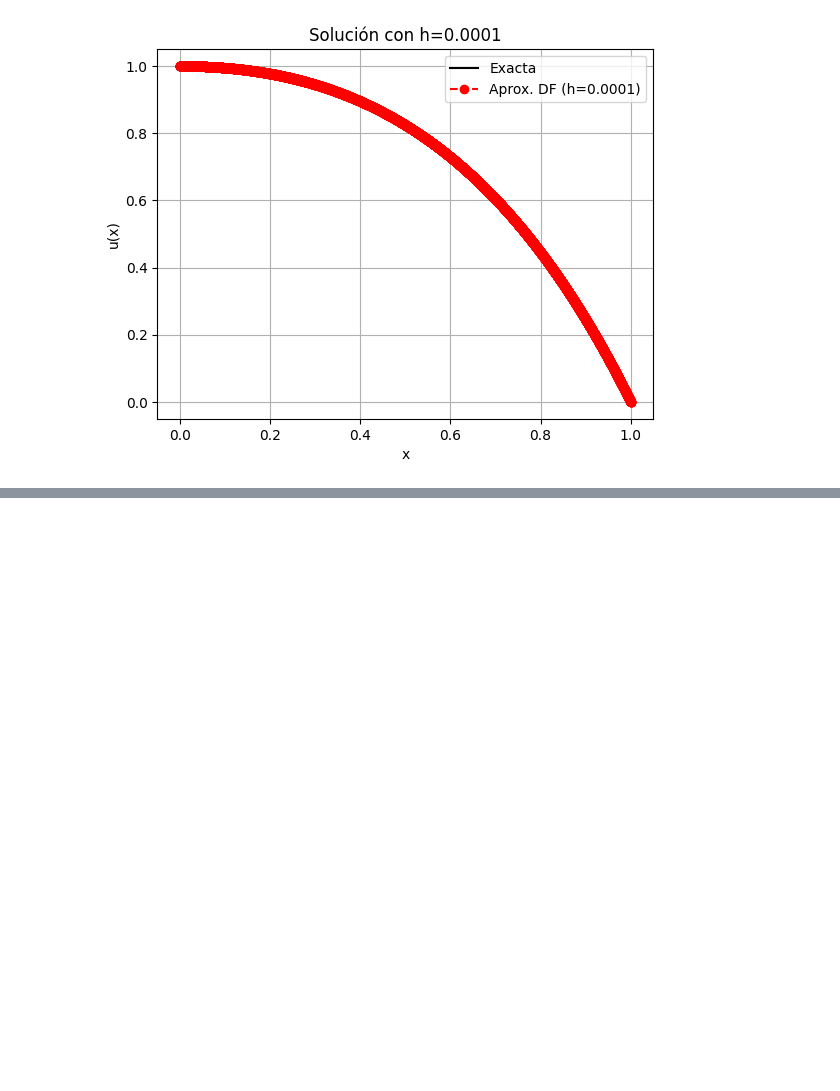
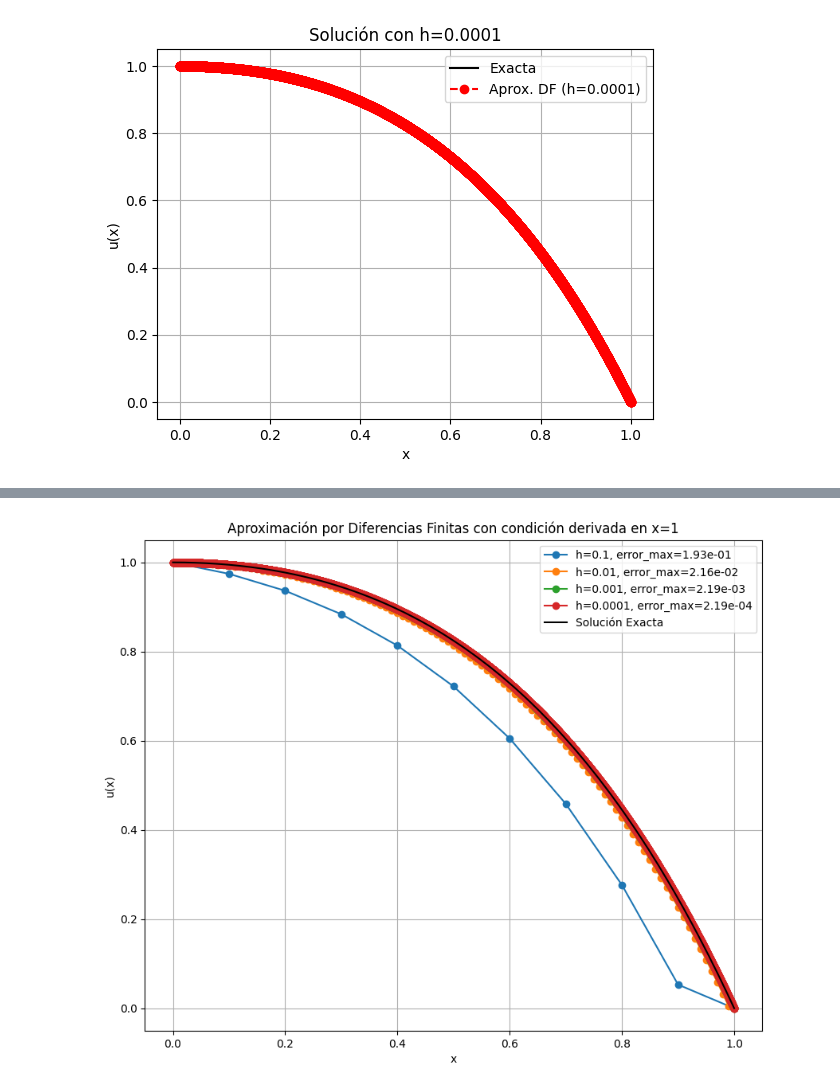
Before and after one commit to dserranog1/numerical-analysis, a Jupyter notebook: numerical_analysis/worksheet_5/exercise_7.ipynb, the cells around one changed output, grey strips where cells are left out. Cells and saved outputs as stored; diff of their text form; code cells hidden in the pictures; blank space fills up the shorter version.

```diff
--- a/numerical_analysis/worksheet_5/exercise_7.ipynb
+++ b/numerical_analysis/worksheet_5/exercise_7.ipynb
@@ -66,0 +69,84 @@ for h in h_list:
+# %%
+def finite_diff_a(h):
+    N = int(1 / h)  # Número de subintervalos en [0,1]
+    x = np.linspace(0, 1, N + 1)  # Nodos: x_0, x_1, ..., x_N
+    n_unknowns = N - 1  # Incógnitas en los nodos internos: u_1, ..., u_{N-1}
+
+    A = np.zeros((n_unknowns, n_unknowns))
+    b = np.zeros(n_unknowns)
+
+    # Para los nodos internos x_j, j=1,...,N-1, la ecuación diferencial se aproxima por:
+    #   - (u_{j-1} - 2u_j + u_{j+1})/h^2 + x_j u_j = f(x_j),
+    # con f(x) = (1+2x-x^2)e^x.
+    # Reescribiendo:
+    #   -1/h^2 * u_{j-1} + (2/h^2 + x_j) * u_j - 1/h^2 * u_{j+1} = f(x_j).
+    for i in range(n_unknowns):
+        j = i + 1  # j corresponde al nodo real: x_1, x_2, ..., x_{N-1}
+        xi = x[j]
+        # Término derecho de la ecuación en x_j:
+        b[i] = (1 + 2 * xi - xi**2) * np.exp(xi)
+        # Coeficiente central (diagonal):
+        A[i, i] = 2 / h**2 + xi
+        # Coeficiente para el nodo de la izquierda:
+        if i == 0:
+            # u(0)=1 es conocido; se traslada el término -1/h^2*u(0) al lado derecho.
+            b[i] += (1 / h**2) * 1
+        else:
+            A[i, i - 1] = -1 / h**2
+        # Coeficiente para el nodo de la derecha:
+        if i < n_unknowns - 1:
+            A[i, i + 1] = -1 / h**2
+        else:
+            # Para i == n_unknowns - 1 (último nodo interno, correspondiente a x_{N-1}=1-h)
+            # no se tiene u_N en el sistema. En lugar de imponer u(1)=0 directamente,
+            # se utiliza la aproximación backward para u'(1):
+            #   u'(1) ≈ (u(1)-u_{N-1})/h.
+            # Dado que u(1)=0, se tiene: u'(1) ≈ -u_{N-1}/h,
+            # lo que implica que el término asociado a u(1) en la ecuación se traslada
+            # al lado derecho como -u'(1)/h = -e/h, suponiendo u'(1)=e (según el enunciado).
+            # Por ello, se ajusta b[i]:
+            b[i] -= np.exp(1) / h
+
+    # Ajuste en la última ecuación (para el nodo x_{N-1}):
+    # En la ecuación original, el coeficiente central es 2/h**2 + x_{N-1}.
+    # Sin embargo, al aplicar la aproximación backward para eliminar el nodo fantasma x_N=1,
+    # la formulación de la última ecuación se modifica, quedando:
+    #   -1/h^2 * u_{N-2} + (1/h^2 + x_{N-1}) * u_{N-1} = f(x_{N-1}) - e/h.
+    # Por ello, se redefine el coeficiente de u_{N-1} (última entrada en la diagonal) como:
+    A[-1, -1] = 1/h**2 + x[-2]  # x[-2] corresponde a x_{N-1} = 1 - h
+
+    # Resolución del sistema lineal A * U_interior = b
+    U_interior = np.linalg.solve(A, b)
+
+    # Se reconstruye la solución completa, incorporando las condiciones de contorno:
+    # u(0)=1 y u(1)=0
+    U = np.concatenate(([1], U_interior, [0]))
+    return x, U, A
+
+
+def exact_solution(x):
+    """Solución exacta: u(x) = (1-x)e^x"""
+    return (1 - x) * np.exp(x)
+
+
+# Lista de tamaños de paso a probar
+hs = [0.1, 0.01, 0.001, 0.0001]
+
+plt.figure(figsize=(10, 8))
+for h in hs:
+    x, U, A = finite_diff_a(h)
+    U_exact = exact_solution(x)
+    err_max = np.max(np.abs(U - U_exact))
+    plt.plot(x, U, "o-", label=f"h={h}, error_max={err_max:.2e}")
+
+# Graficamos también la solución exacta
+x_fine = np.linspace(0, 1, 200)
+plt.plot(x_fine, exact_solution(x_fine), "k-", label="Solución Exacta")
+plt.xlabel("x")
+plt.ylabel("u(x)")
+plt.title("Aproximación por Diferencias Finitas con condición derivada en x=1")
+plt.legend()
+plt.grid(True)
+plt.show()
+# %% [output]
+[figure, added]
```
Also changed, not shown: parts of 9 cells of this notebook.
